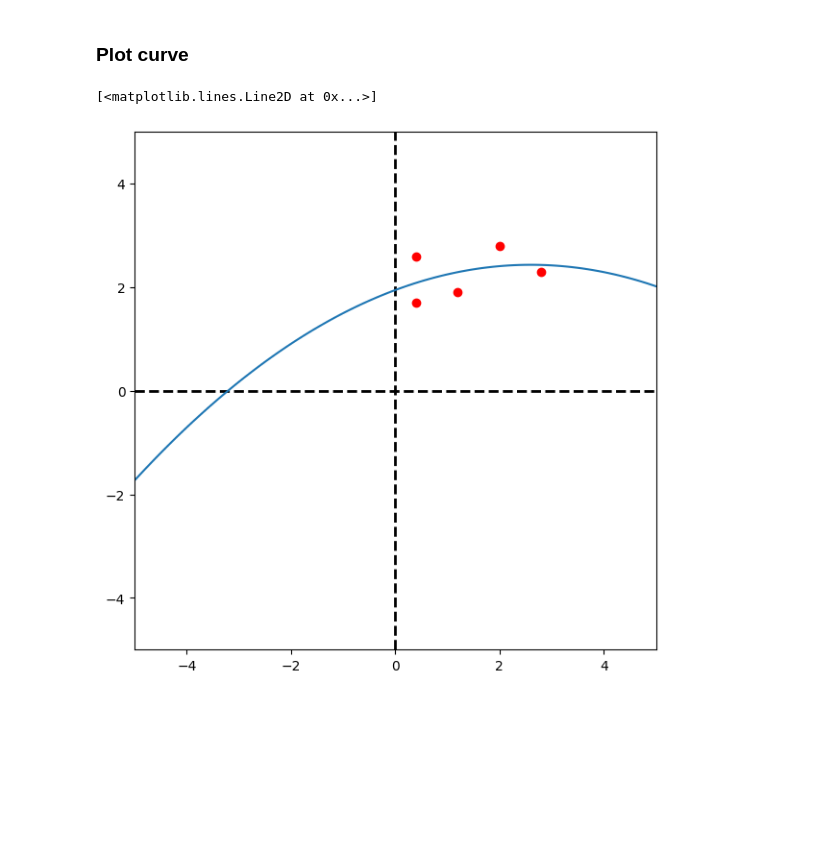
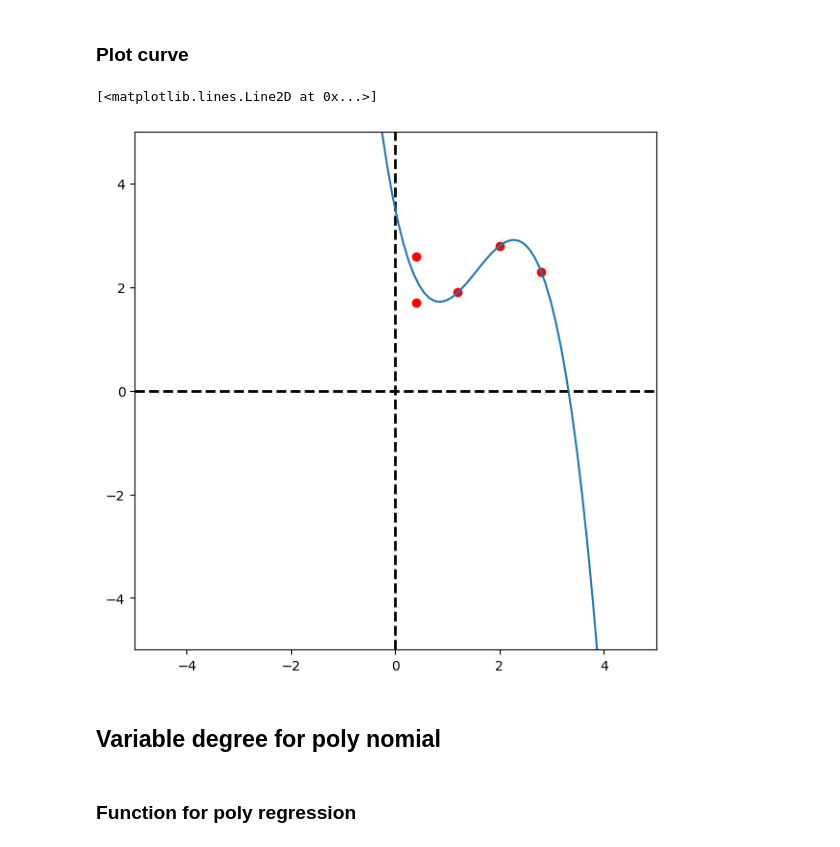
Before and after one commit to Nailsonseat/Machine-Learning, a Jupyter notebook: Polynomial Regression.ipynb, the cells around one changed output. Cells and saved outputs as stored; diff of their text form; code cells hidden in the pictures; blank space fills up the shorter version.

Commit message:
variable degrees implemented

```diff
--- a/Polynomial Regression.ipynb
+++ b/Polynomial Regression.ipynb
@@ -50,5 +50,5 @@ degree=2
 # %%
 original_X=X
 # %%
-dummy=np.ones(X.shape[1])
-X=np.row_stack((dummy,X))
+""" dummy=np.ones(X.shape[1])
+X=np.row_stack((dummy,X)) """
@@ -55,3 +57,3 @@ X=np.row_stack((dummy,X))
 # %%
-for i in range(2,degree+1):
-    X=np.row_stack((X,original_X**i))
+""" for i in range(2,degree+1):
+    X=np.row_stack((X,original_X**i)) """
@@ -58,2 +62,11 @@ for i in range(2,degree+1):
+# %%
+def appendFeatures(X,degree):
+    dummy=np.ones(X.shape[1])
+    X=np.row_stack((dummy,X))
+    for i in range(2,degree+1):
+        X=np.row_stack((X,original_X**i))
+    return X
+# %%
+X=appendFeatures(original_X,degree)
 # %% [markdown]
 ### Print data
@@ -83,9 +99,11 @@ w=weights(X,Y)
 # %%
 plotCanvas()
 s=np.linspace(-5,5,100)
-t=w[0]+w[1]*s+w[2]*(s**2)
+t=w[0]+w[1]*s+w[2]*(s**2)+w[3]*(s**3)
 plt.plot(original_X[0,:],Y,'o',c='red')
 plt.plot(s,t)
 # %% [output]
 [<matplotlib.lines.Line2D at 0x...>]
-[figure, old version]
+[figure, new version]
+# %% [markdown]
+## Variable degree for poly nomial
@@ -91,0 +112,2 @@ plt.plot(s,t)
+# %% [markdown]
+### Function for poly regression
```
Also changed, not shown: parts of 8 cells of this notebook.
